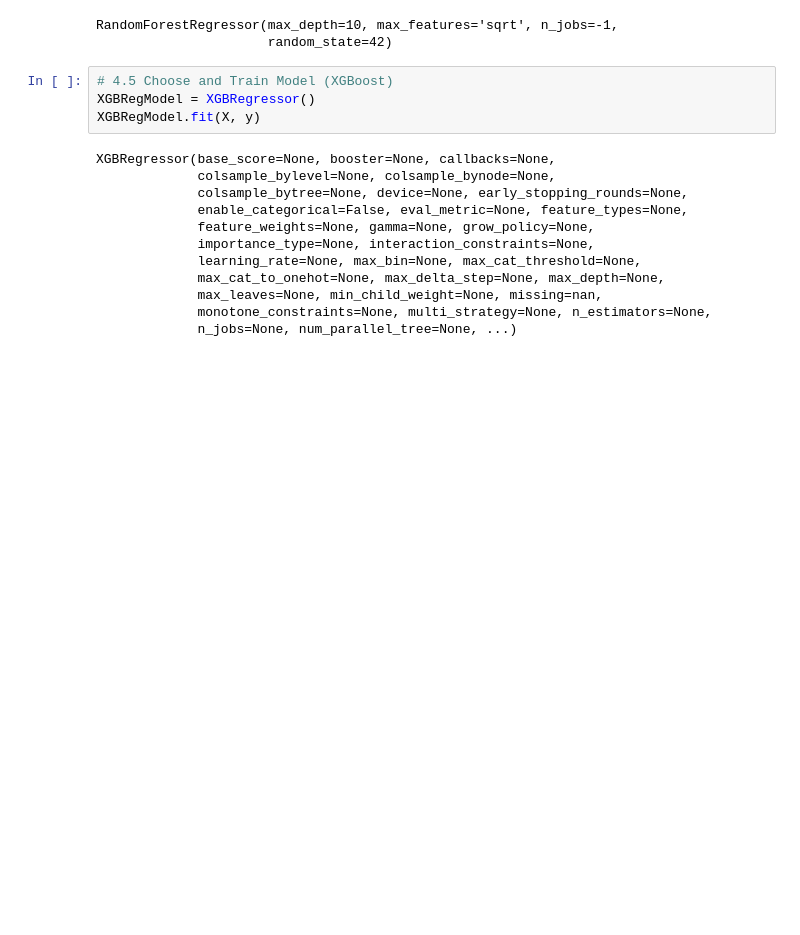
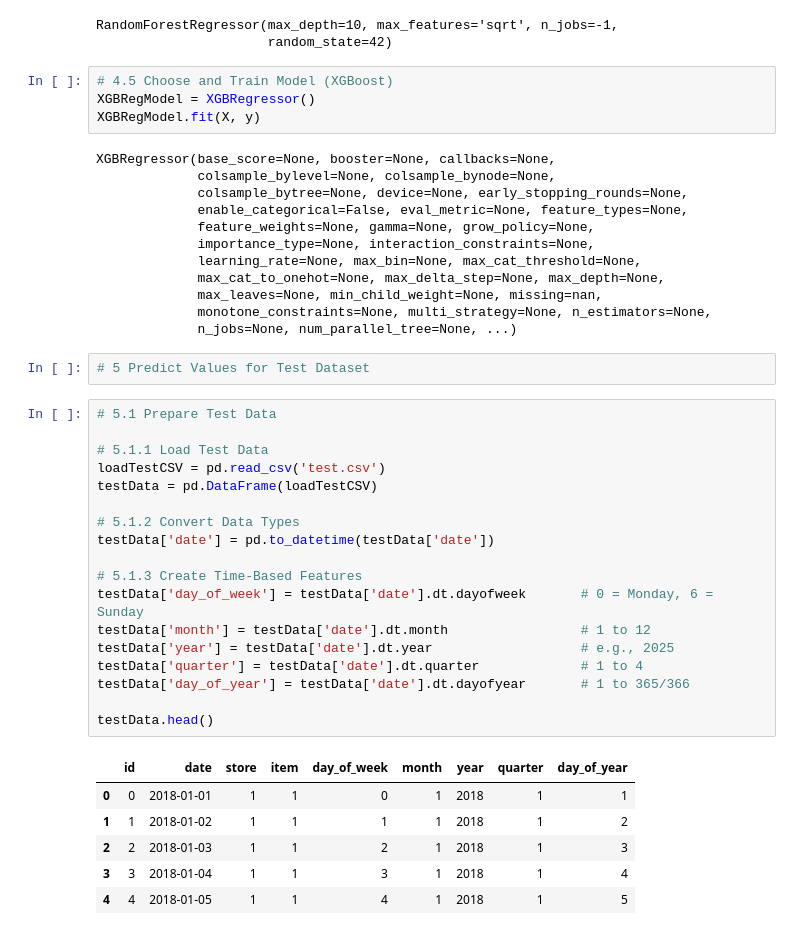
Before and after one commit to Omid4mit/ML, a Jupyter notebook: Machine_Learning/Projects/Store_Item_Demand_Forecasting/storeItemsDemandForecasting.ipynb, the cells around one changed output. Drawn from its saved outputs; the diff is of its cells as text; blank space fills up the shorter version.

```diff
--- a/Machine_Learning/Projects/Store_Item_Demand_Forecasting/storeItemsDemandForecasting.ipynb
+++ b/Machine_Learning/Projects/Store_Item_Demand_Forecasting/storeItemsDemandForecasting.ipynb
@@ -272,3 +272,30 @@ XGBRegressor(base_score=None, booster=None, callbacks=None,
              max_leaves=None, min_child_weight=None, missing=nan,
              monotone_constraints=None, multi_strategy=None, n_estimators=None,
              n_jobs=None, num_parallel_tree=None, ...)
+# %%
+# 5 Predict Values for Test Dataset
+# %%
+# 5.1 Prepare Test Data
+
+# 5.1.1 Load Test Data
+loadTestCSV = pd.read_csv('test.csv')
+testData = pd.DataFrame(loadTestCSV)
+
+# 5.1.2 Convert Data Types
+testData['date'] = pd.to_datetime(testData['date'])
+
+# 5.1.3 Create Time-Based Features
+testData['day_of_week'] = testData['date'].dt.dayofweek       # 0 = Monday, 6 = Sunday
+testData['month'] = testData['date'].dt.month                 # 1 to 12
+testData['year'] = testData['date'].dt.year                   # e.g., 2025
+testData['quarter'] = testData['date'].dt.quarter             # 1 to 4
+testData['day_of_year'] = testData['date'].dt.dayofyear       # 1 to 365/366
+
+testData.head()
+# %% [output]
+|  | id | date | store | item | day_of_week | month | year | quarter | day_of_year |
+| 0 | 0 | 2018-01-01 | 1 | 1 | 0 | 1 | 2018 | 1 | 1 |
+| 1 | 1 | 2018-01-02 | 1 | 1 | 1 | 1 | 2018 | 1 | 2 |
+| 2 | 2 | 2018-01-03 | 1 | 1 | 2 | 1 | 2018 | 1 | 3 |
+| 3 | 3 | 2018-01-04 | 1 | 1 | 3 | 1 | 2018 | 1 | 4 |
+| 4 | 4 | 2018-01-05 | 1 | 1 | 4 | 1 | 2018 | 1 | 5 |
```
Also changed, not shown: parts of 2 cells of this notebook.
